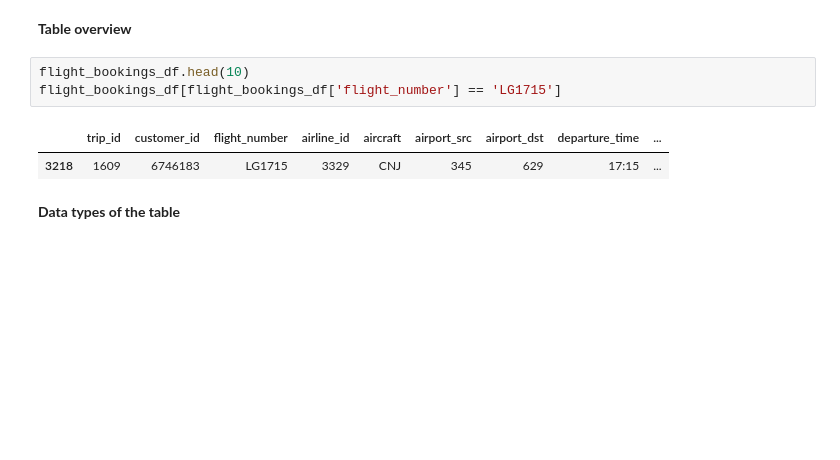
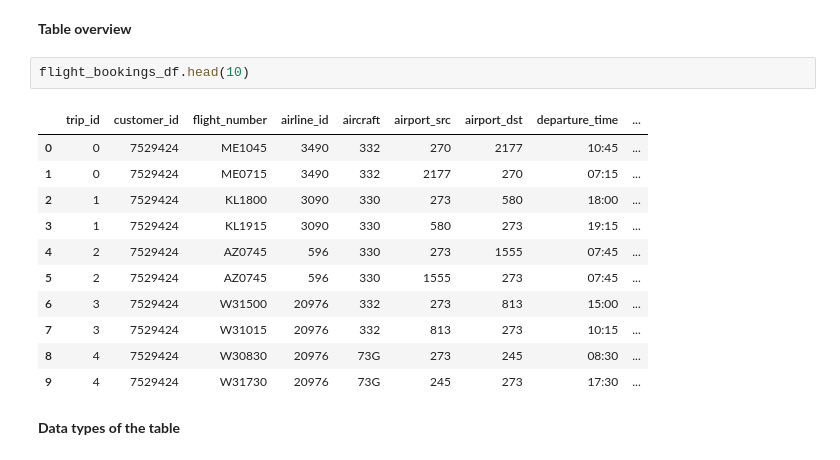
Before and after one commit to hadri96/Travel_agency_database, a Jupyter notebook: Datasets_exploration.ipynb, the cells around one changed output. Cells and saved outputs as stored; diff of their text form; blank space fills up the shorter version.

```diff
--- a/Datasets_exploration.ipynb
+++ b/Datasets_exploration.ipynb
@@ -367,10 +371,18 @@ hotel_bookings_df.to_csv('Datasets/cleaned/hotel_bookings.csv', index=False)
 **Table overview**
 # %%
 flight_bookings_df.head(10)
-flight_bookings_df[flight_bookings_df['flight_number'] == 'LG1715']
 # %% [output]
 |  | trip_id | customer_id | flight_number | airline_id | aircraft | airport_src | airport_dst | departure_time | ... |
-| 3218 | 1609 | 6746183 | LG1715 | 3329 | CNJ | 345 | 629 | 17:15 | ... |
+| 0 | 0 | 7529424 | ME1045 | 3490 | 332 | 270 | 2177 | 10:45 | ... |
+| 1 | 0 | 7529424 | ME0715 | 3490 | 332 | 2177 | 270 | 07:15 | ... |
+| 2 | 1 | 7529424 | KL1800 | 3090 | 330 | 273 | 580 | 18:00 | ... |
+| 3 | 1 | 7529424 | KL1915 | 3090 | 330 | 580 | 273 | 19:15 | ... |
+| 4 | 2 | 7529424 | AZ0745 | 596 | 330 | 273 | 1555 | 07:45 | ... |
+| 5 | 2 | 7529424 | AZ0745 | 596 | 330 | 1555 | 273 | 07:45 | ... |
+| 6 | 3 | 7529424 | W31500 | 20976 | 332 | 273 | 813 | 15:00 | ... |
+| 7 | 3 | 7529424 | W31015 | 20976 | 332 | 813 | 273 | 10:15 | ... |
+| 8 | 4 | 7529424 | W30830 | 20976 | 73G | 273 | 245 | 08:30 | ... |
+| 9 | 4 | 7529424 | W31730 | 20976 | 73G | 245 | 273 | 17:30 | ... |
 # %% [markdown]
 **Data types of the table**
 # %%
```
Also changed, not shown: parts of 29 cells of this notebook, 1 other file.
